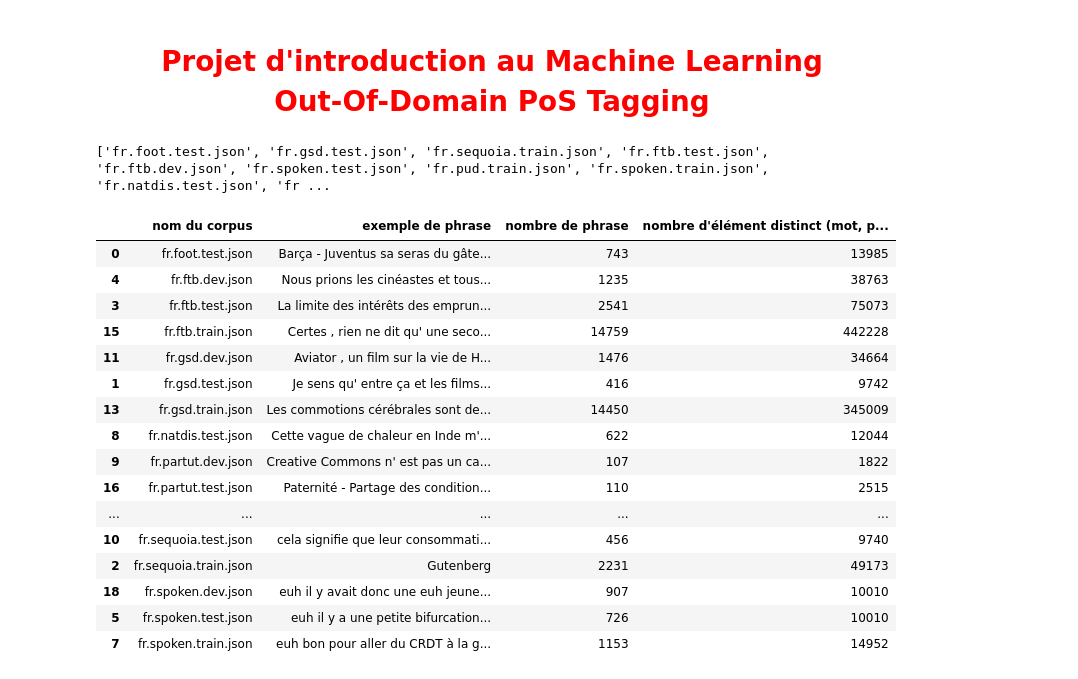
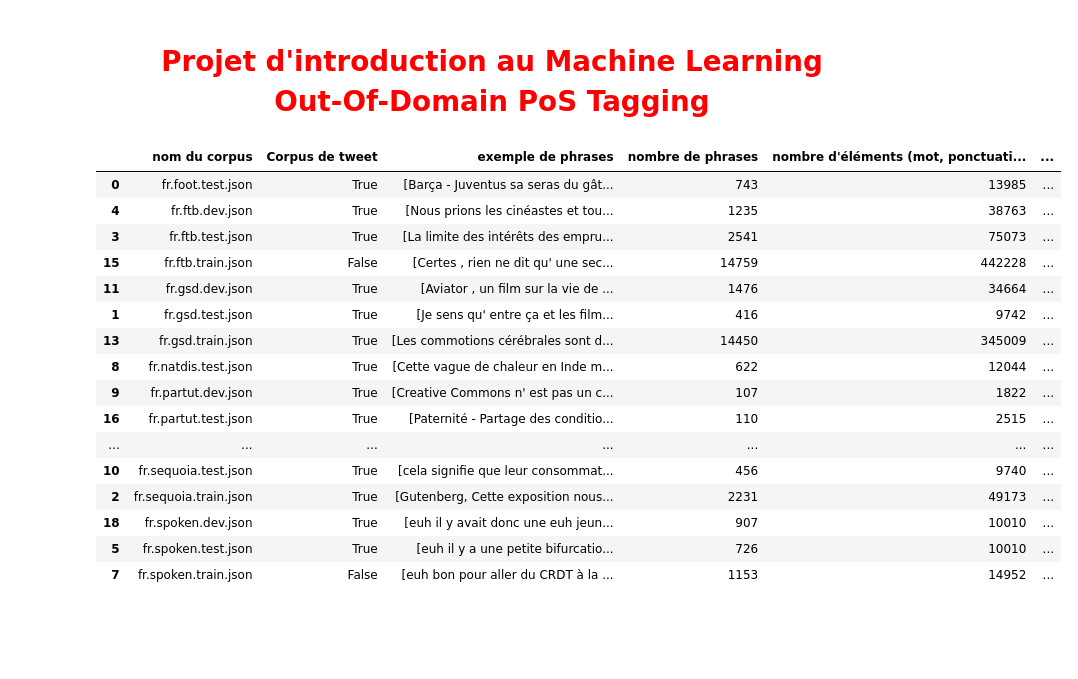
Before and after one commit to FusRoman/IntroMLProjet, a Jupyter notebook: src/IntroMLProject.ipynb, the cells around one changed output. Cells and saved outputs as stored; diff of their text form; code cells hidden in the pictures; blank space fills up the shorter version.

```diff
--- a/src/IntroMLProject.ipynb
+++ b/src/IntroMLProject.ipynb
@@ -4,37 +4,40 @@
 import dataAnalysis as da
 import pandas as pds
 import matplotlib.pyplot as plt
+import numpy as np
+pds.set_option('display.max_colwidth', -1)
-# %%
-print(da.listeCorpus)
-# %% [output]
-['fr.foot.test.json', 'fr.gsd.test.json', 'fr.sequoia.train.json', 'fr.ftb.test.json', 'fr.ftb.dev.json', 'fr.spoken.test.json', 'fr.pud.train.json', 'fr.spoken.train.json', 'fr.natdis.test.json', 'fr ...
 # %%
 dataAnalyse = da.dataAnalysis()
+tweetDataSet = np.empty_like(da.listeCorpus, dtype=bool)
+tweetDataSet[0] = True
+tweetDataSet[8] = True
 corpusDesc = {
                 "nom du corpus" : da.listeCorpus,
-                "exemple de phrase": dataAnalyse[0],
-                "nombre de phrase" : dataAnalyse[1],
-                "nombre d'élément distinct (mot, ponctuation, ..) dans le corpus": dataAnalyse[2]
+                "Corpus de tweet": tweetDataSet,
+                "exemple de phrases": dataAnalyse[0],
+                "nombre de phrases" : dataAnalyse[1],
+                "nombre d'éléments (mot, ponctuation, ..) dans le corpus": dataAnalyse[2],
+                "nombre d'éléments unique (mot, ponctuation, ..) dans le corpus": dataAnalyse[3]
                 }
 corpusDataFrame = pds.DataFrame(data=corpusDesc)
 corpusDataFrame.sort_values("nom du corpus", axis = 0, ascending = True, inplace = True, na_position ='last')
 corpusDataFrame
 # %% [output]
-|  | nom du corpus | exemple de phrase | nombre de phrase | nombre d'élément distinct (mot, p... |
-| 0 | fr.foot.test.json | Barça - Juventus sa seras du gâte... | 743 | 13985 |
-| 4 | fr.ftb.dev.json | Nous prions les cinéastes et tous... | 1235 | 38763 |
-| 3 | fr.ftb.test.json | La limite des intérêts des emprun... | 2541 | 75073 |
-| 15 | fr.ftb.train.json | Certes , rien ne dit qu' une seco... | 14759 | 442228 |
-| 11 | fr.gsd.dev.json | Aviator , un film sur la vie de H... | 1476 | 34664 |
-| 1 | fr.gsd.test.json | Je sens qu' entre ça et les films... | 416 | 9742 |
-| 13 | fr.gsd.train.json | Les commotions cérébrales sont de... | 14450 | 345009 |
-| 8 | fr.natdis.test.json | Cette vague de chaleur en Inde m'... | 622 | 12044 |
-| 9 | fr.partut.dev.json | Creative Commons n' est pas un ca... | 107 | 1822 |
-| 16 | fr.partut.test.json | Paternité - Partage des condition... | 110 | 2515 |
-| ... | ... | ... | ... | ... |
-| 10 | fr.sequoia.test.json | cela signifie que leur consommati... | 456 | 9740 |
-| 2 | fr.sequoia.train.json | Gutenberg | 2231 | 49173 |
-| 18 | fr.spoken.dev.json | euh il y avait donc une euh jeune... | 907 | 10010 |
-| 5 | fr.spoken.test.json | euh il y a une petite bifurcation... | 726 | 10010 |
-| 7 | fr.spoken.train.json | euh bon pour aller du CRDT à la g... | 1153 | 14952 |
+|  | nom du corpus | Corpus de tweet | exemple de phrases | nombre de phrases | nombre d'éléments (mot, ponctuati... | ... |
+| 0 | fr.foot.test.json | True | [Barça - Juventus sa seras du gât... | 743 | 13985 | ... |
+| 4 | fr.ftb.dev.json | True | [Nous prions les cinéastes et tou... | 1235 | 38763 | ... |
+| 3 | fr.ftb.test.json | True | [La limite des intérêts des empru... | 2541 | 75073 | ... |
+| 15 | fr.ftb.train.json | False | [Certes , rien ne dit qu' une sec... | 14759 | 442228 | ... |
+| 11 | fr.gsd.dev.json | True | [Aviator , un film sur la vie de ... | 1476 | 34664 | ... |
+| 1 | fr.gsd.test.json | True | [Je sens qu' entre ça et les film... | 416 | 9742 | ... |
+| 13 | fr.gsd.train.json | True | [Les commotions cérébrales sont d... | 14450 | 345009 | ... |
+| 8 | fr.natdis.test.json | True | [Cette vague de chaleur en Inde m... | 622 | 12044 | ... |
+| 9 | fr.partut.dev.json | True | [Creative Commons n' est pas un c... | 107 | 1822 | ... |
+| 16 | fr.partut.test.json | True | [Paternité - Partage des conditio... | 110 | 2515 | ... |
+| ... | ... | ... | ... | ... | ... | ... |
+| 10 | fr.sequoia.test.json | True | [cela signifie que leur consommat... | 456 | 9740 | ... |
+| 2 | fr.sequoia.train.json | True | [Gutenberg, Cette exposition nous... | 2231 | 49173 | ... |
+| 18 | fr.spoken.dev.json | True | [euh il y avait donc une euh jeun... | 907 | 10010 | ... |
+| 5 | fr.spoken.test.json | True | [euh il y a une petite bifurcatio... | 726 | 10010 | ... |
+| 7 | fr.spoken.train.json | False | [euh bon pour aller du CRDT à la ... | 1153 | 14952 | ... |
 # %%
```
Also changed, not shown: parts of 3 cells of this notebook, 1 other file.
